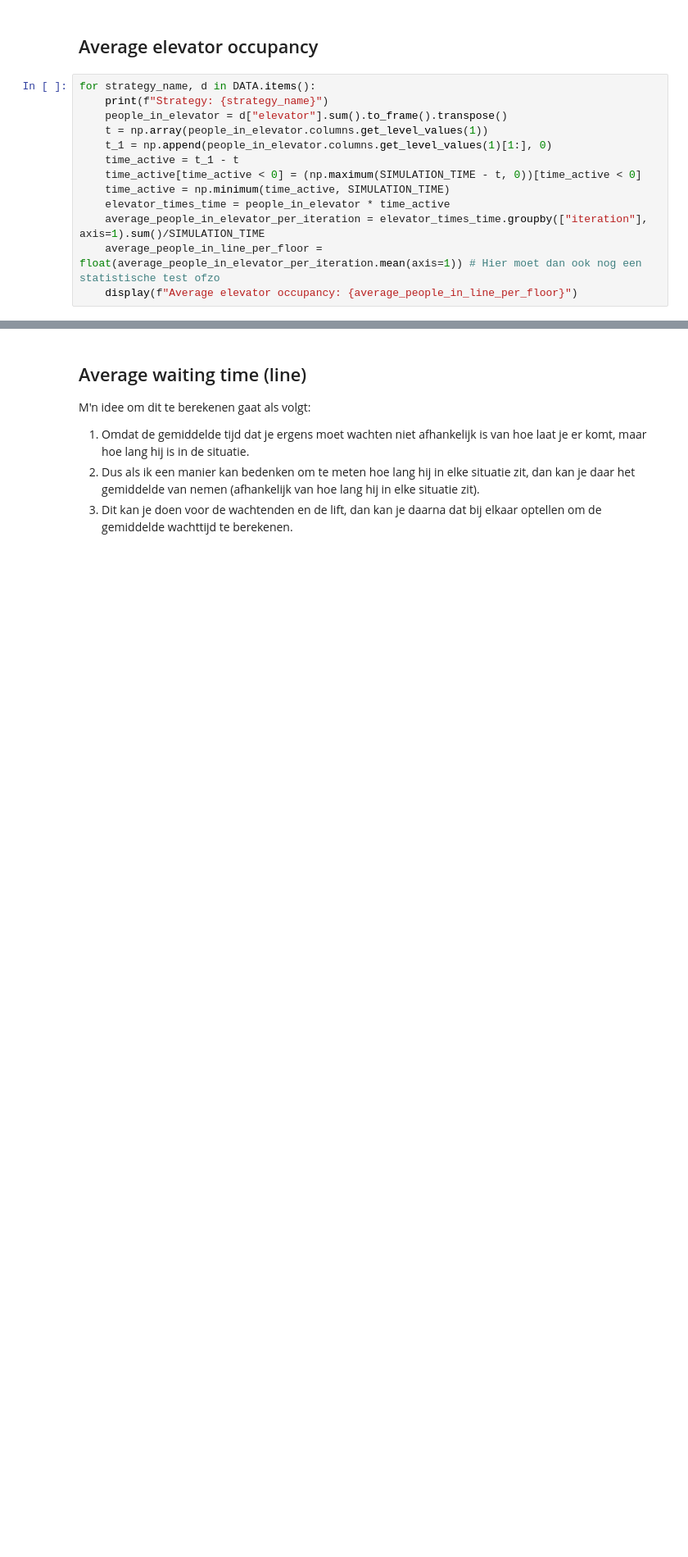
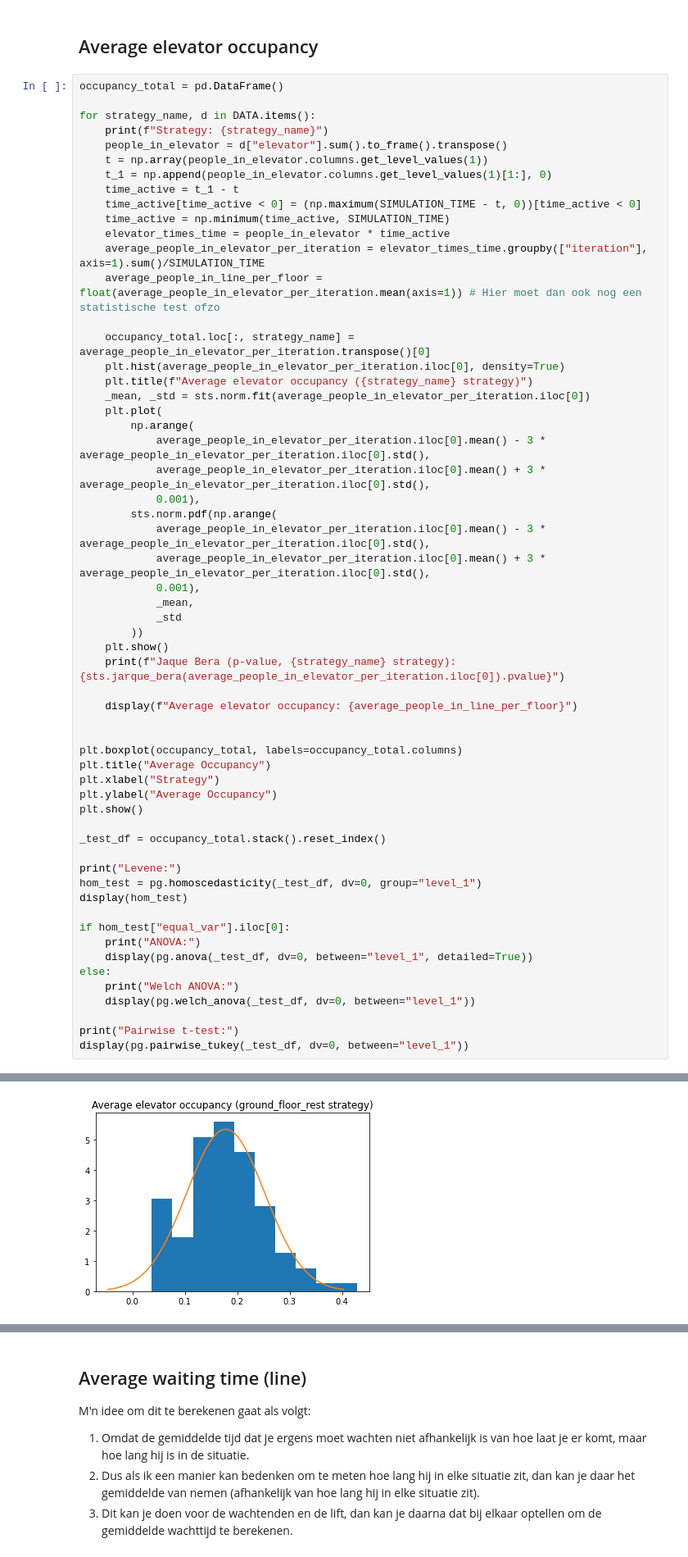
Before and after one commit to michadenheijer/AdvancedSimulation, a Jupyter notebook: analyze_results.ipynb, the cells around one changed output, grey strips where cells are left out. Shown at 82% size. Cells and saved outputs as stored; diff of their text form; blank space fills up the shorter version.

```diff
--- a/analyze_results.ipynb
+++ b/analyze_results.ipynb
@@ -227,6 +335,8 @@ dtype: float64
 # %% [markdown]
 ## Average elevator occupancy
 # %%
+occupancy_total = pd.DataFrame()
+
 for strategy_name, d in DATA.items():
     print(f"Strategy: {strategy_name}")
     people_in_elevator = d["elevator"].sum().to_frame().transpose()
@@ -238,5 +348,48 @@ for strategy_name, d in DATA.items():
     elevator_times_time = people_in_elevator * time_active
     average_people_in_elevator_per_iteration = elevator_times_time.groupby(["iteration"], axis=1).sum()/SIMULATION_TIME
     average_people_in_line_per_floor = float(average_people_in_elevator_per_iteration.mean(axis=1)) # Hier moet dan ook nog een statistische test ofzo
+
+    occupancy_total.loc[:, strategy_name] = average_people_in_elevator_per_iteration.transpose()[0]
+    plt.hist(average_people_in_elevator_per_iteration.iloc[0], density=True)
+    plt.title(f"Average elevator occupancy ({strategy_name} strategy)")
+    _mean, _std = sts.norm.fit(average_people_in_elevator_per_iteration.iloc[0])
+    plt.plot(
+        np.arange(
+            average_people_in_elevator_per_iteration.iloc[0].mean() - 3 * average_people_in_elevator_per_iteration.iloc[0].std(),
+            average_people_in_elevator_per_iteration.iloc[0].mean() + 3 * average_people_in_elevator_per_iteration.iloc[0].std(),
+            0.001),
+        sts.norm.pdf(np.arange(
+            average_people_in_elevator_per_iteration.iloc[0].mean() - 3 * average_people_in_elevator_per_iteration.iloc[0].std(),
+            average_people_in_elevator_per_iteration.iloc[0].mean() + 3 * average_people_in_elevator_per_iteration.iloc[0].std(),
+            0.001),
+            _mean,
+            _std
+        ))
+    plt.show()
+    print(f"Jaque Bera (p-value, {strategy_name} strategy): {sts.jarque_bera(average_people_in_elevator_per_iteration.iloc[0]).pvalue}")
+
     display(f"Average elevator occupancy: {average_people_in_line_per_floor}")
+
+
+plt.boxplot(occupancy_total, labels=occupancy_total.columns)
+plt.title("Average Occupancy")
+plt.xlabel("Strategy")
+plt.ylabel("Average Occupancy")
+plt.show()
+
+_test_df = occupancy_total.stack().reset_index()
+
+print("Levene:")
+hom_test = pg.homoscedasticity(_test_df, dv=0, group="level_1")
+display(hom_test)
+
+if hom_test["equal_var"].iloc[0]:
+    print("ANOVA:")
+    display(pg.anova(_test_df, dv=0, between="level_1", detailed=True))
+else:
+    print("Welch ANOVA:")
+    display(pg.welch_anova(_test_df, dv=0, between="level_1"))
+
+print("Pairwise t-test:")
+display(pg.pairwise_tukey(_test_df, dv=0, between="level_1"))
 # %% [output]
@@ -243,0 +397 @@ Strategy: utilitarian
+[figure, added]
```
Also changed, not shown: parts of 11 cells of this notebook, 25 other files.
